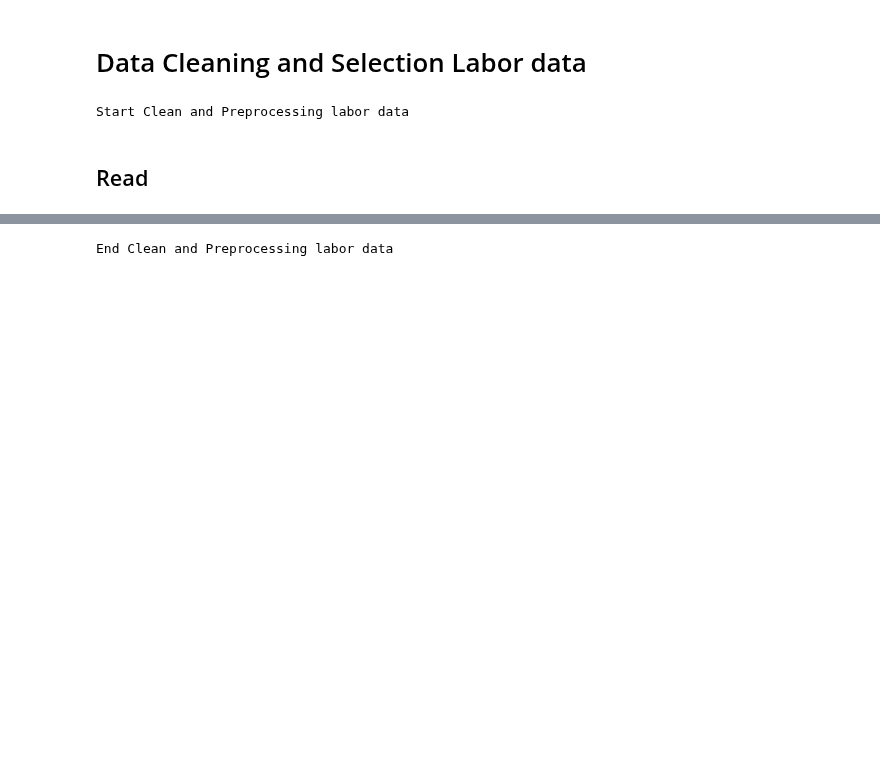
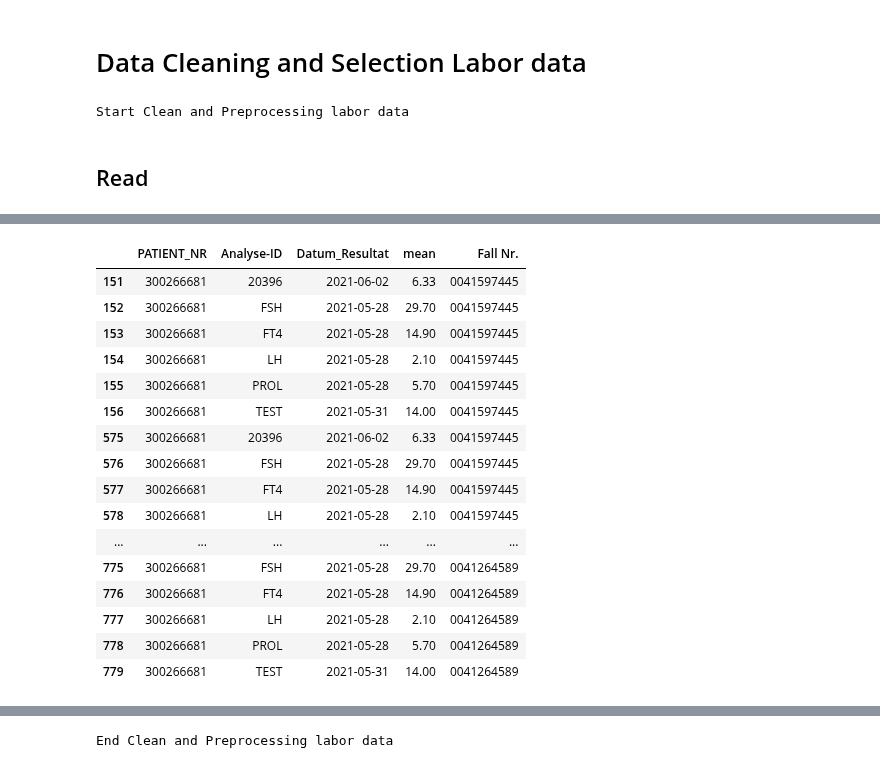
Before and after one commit to tmandelz/classification-prolactinoma, a Jupyter notebook: eda/clean_preprocessing.ipynb, the cells around one changed output, grey strips where cells are left out. Saved outputs shown, nothing was run; the diff lists cells and outputs as text; code cells hidden in the pictures; blank space fills up the shorter version.

```diff
--- a/eda/clean_preprocessing.ipynb
+++ b/eda/clean_preprocessing.ipynb
@@ -291,3 +326,23 @@ labor_data_for_modell = labor_data_for_modell.groupby(["Case_ID","Analyse-ID","F
+# %%
+labor_data_for_modell[labor_data_for_modell["PATIENT_NR"] == 300266681]
+# %% [output]
+|  | PATIENT_NR | Analyse-ID | Datum_Resultat | mean | Fall Nr. |
+| 151 | 300266681 | 20396 | 2021-06-02 | 6.33 | 0041597445 |
+| 152 | 300266681 | FSH | 2021-05-28 | 29.70 | 0041597445 |
+| 153 | 300266681 | FT4 | 2021-05-28 | 14.90 | 0041597445 |
+| 154 | 300266681 | LH | 2021-05-28 | 2.10 | 0041597445 |
+| 155 | 300266681 | PROL | 2021-05-28 | 5.70 | 0041597445 |
+| 156 | 300266681 | TEST | 2021-05-31 | 14.00 | 0041597445 |
+| 575 | 300266681 | 20396 | 2021-06-02 | 6.33 | 0041597445 |
+| 576 | 300266681 | FSH | 2021-05-28 | 29.70 | 0041597445 |
+| 577 | 300266681 | FT4 | 2021-05-28 | 14.90 | 0041597445 |
+| 578 | 300266681 | LH | 2021-05-28 | 2.10 | 0041597445 |
+| ... | ... | ... | ... | ... | ... |
+| 775 | 300266681 | FSH | 2021-05-28 | 29.70 | 0041264589 |
+| 776 | 300266681 | FT4 | 2021-05-28 | 14.90 | 0041264589 |
+| 777 | 300266681 | LH | 2021-05-28 | 2.10 | 0041264589 |
+| 778 | 300266681 | PROL | 2021-05-28 | 5.70 | 0041264589 |
+| 779 | 300266681 | TEST | 2021-05-31 | 14.00 | 0041264589 |
 # %%
 labor_data_for_modell
 # %% [output]
```
Also changed, not shown: parts of 18 cells of this notebook.
